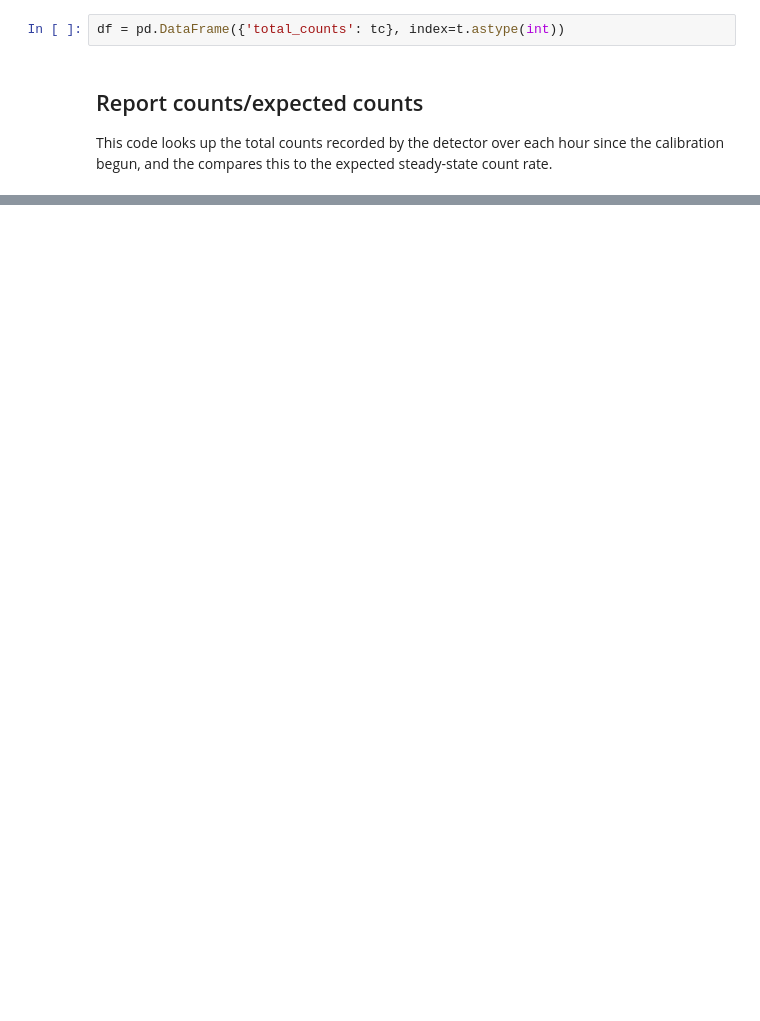
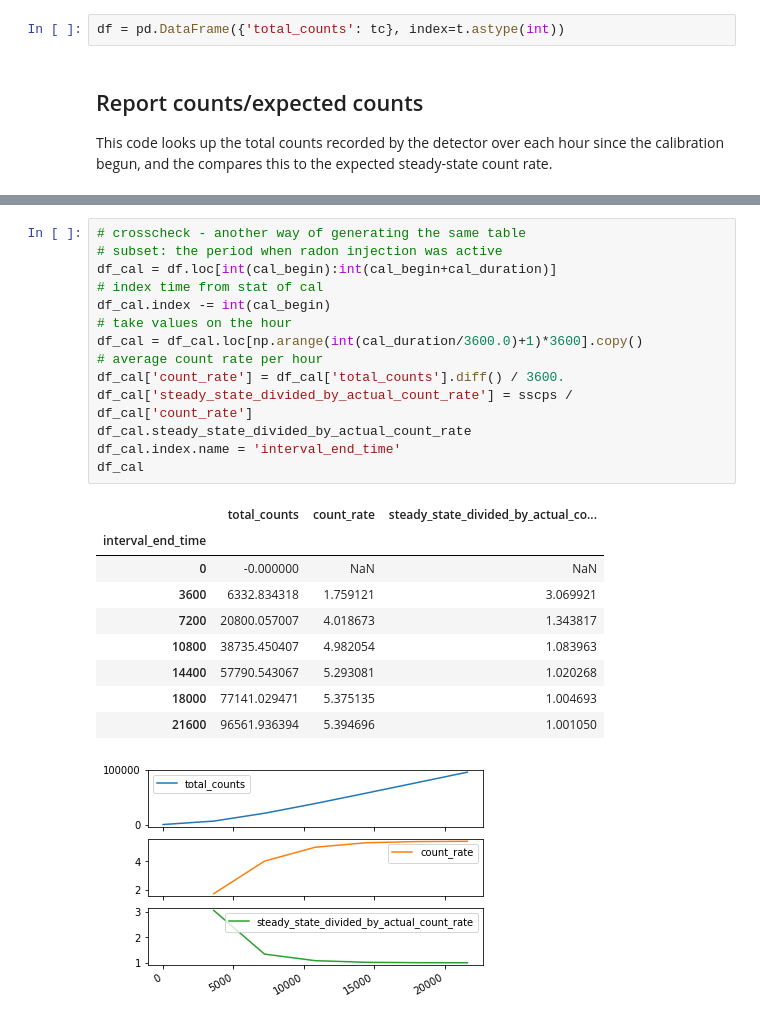
Before and after one commit to agriff86/radcalsim, a Jupyter notebook: calibration_simulation.ipynb, the cells around one changed output, grey strips where cells are left out. Cells and saved outputs as stored; diff of their text form; blank space fills up the shorter version.

```diff
--- a/calibration_simulation.ipynb
+++ b/calibration_simulation.ipynb
@@ -121,0 +122,25 @@ dfr
+# %%
+# crosscheck - another way of generating the same table
+# subset: the period when radon injection was active
+df_cal = df.loc[int(cal_begin):int(cal_begin+cal_duration)]
+# index time from stat of cal
+df_cal.index -= int(cal_begin)
+# take values on the hour
+df_cal = df_cal.loc[np.arange(int(cal_duration/3600.0)+1)*3600].copy()
+# average count rate per hour
+df_cal['count_rate'] = df_cal['total_counts'].diff() / 3600.
+df_cal['steady_state_divided_by_actual_count_rate'] = sscps / df_cal['count_rate']
+df_cal.steady_state_divided_by_actual_count_rate
+df_cal.index.name = 'interval_end_time'
+df_cal
+# %% [output]
+|  | total_counts | count_rate | steady_state_divided_by_actual_co... |
+| interval_end_time |  |  |  |
+| 0 | -0.000000 | NaN | NaN |
+| 3600 | 6332.834318 | 1.759121 | 3.069921 |
+| 7200 | 20800.057007 | 4.018673 | 1.343817 |
+| 10800 | 38735.450407 | 4.982054 | 1.083963 |
+| 14400 | 57790.543067 | 5.293081 | 1.020268 |
+| 18000 | 77141.029471 | 5.375135 | 1.004693 |
+| 21600 | 96561.936394 | 5.394696 | 1.001050 |
+[figure, added]
```
Also changed, not shown: parts of 7 cells of this notebook.
